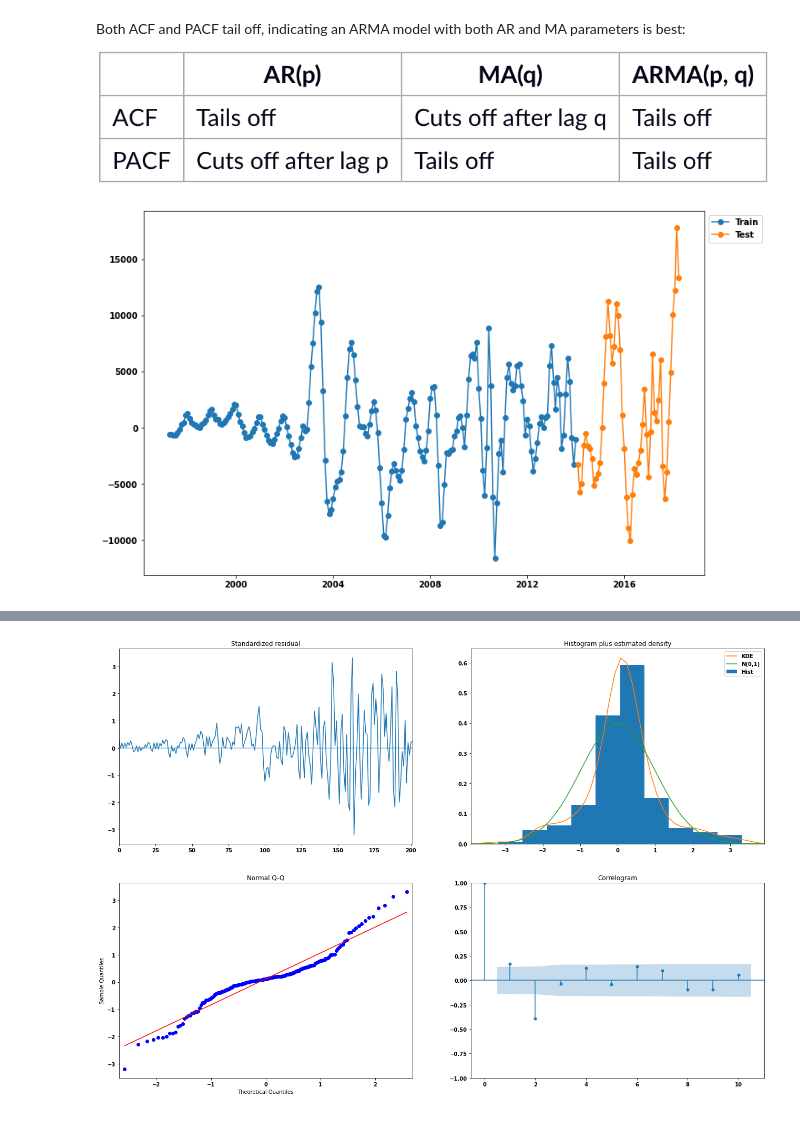
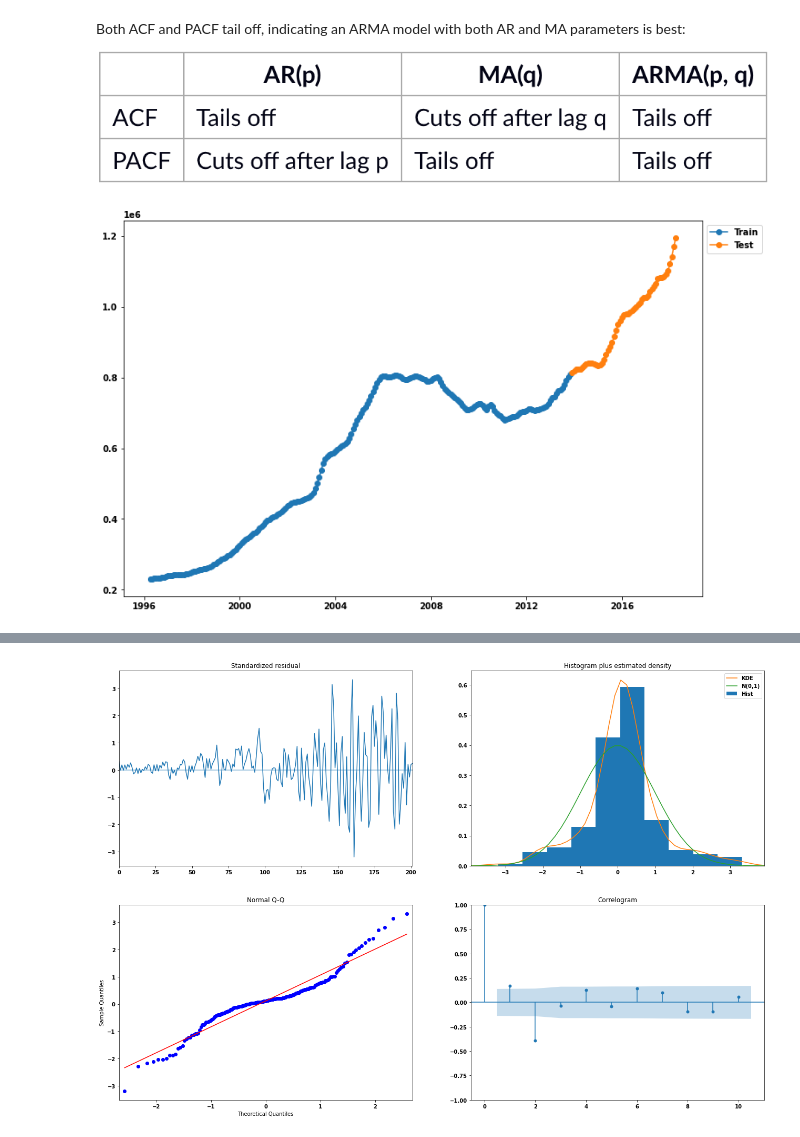
Before and after one commit to yehcolum/ZillowTimeSeries, a Jupyter notebook: time-series/Zillow Data Time Series Analysis.ipynb, the cells around one changed output, grey strips where cells are left out. Drawn from its saved outputs; the diff is of its cells as text; code cells hidden in the pictures.

```diff
--- a/time-series/Zillow Data Time Series Analysis.ipynb
+++ b/time-series/Zillow Data Time Series Analysis.ipynb
@@ -690,19 +706,19 @@ from pmdarima.arima import auto_arima
 # %%
 # Train Test Split Index
 train_size = 0.8
-split_idx = round(len(r5_roll_diff)* train_size)
+split_idx = round(len(melted_r5)* train_size)
 split_idx
 
 # Split
-r5_train = r5_roll_diff.iloc[:split_idx]
-r5_test = r5_roll_diff.iloc[split_idx:]
+r5_train = melted_r5.iloc[:split_idx]
+r5_test = melted_r5.iloc[split_idx:]
 
 # Visualize split
 fig,ax= plt.subplots(figsize=(12,8))
 kws = dict(marker='o')
 plt.plot(r5_train, label='Train', **kws)
 plt.plot(r5_test, label='Test', **kws)
 ax.legend(bbox_to_anchor=[1,1]);
 # %% [output]
-[figure, old version]
+[figure, new version]
 # %%
```
Also changed, not shown: parts of 47 cells of this notebook.
